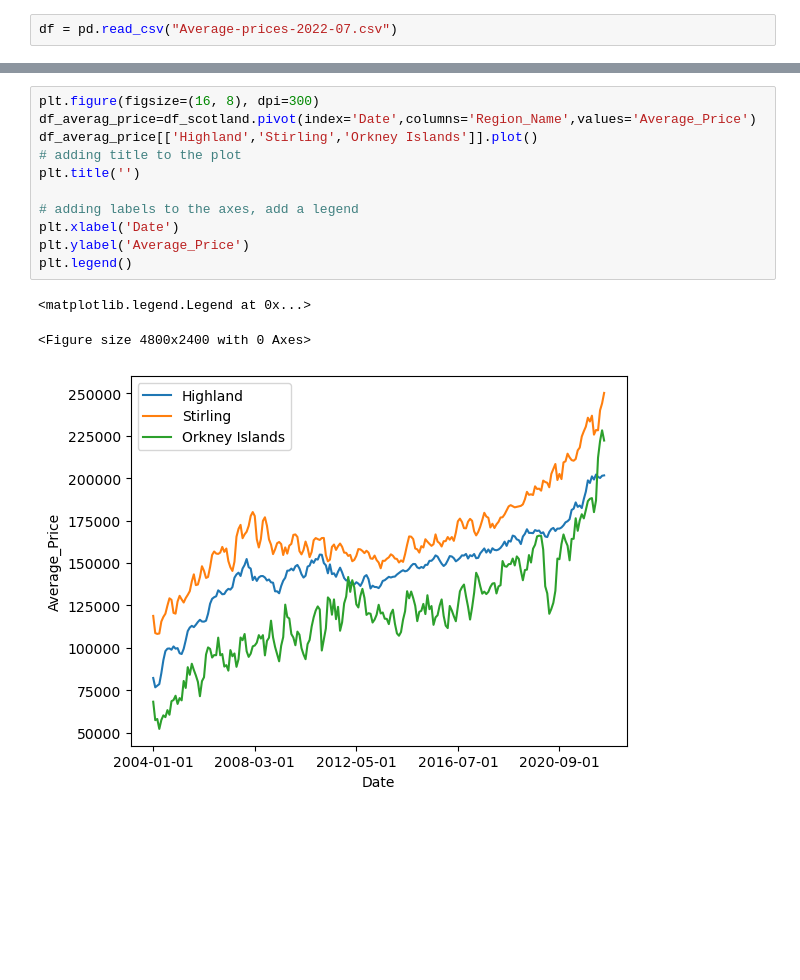
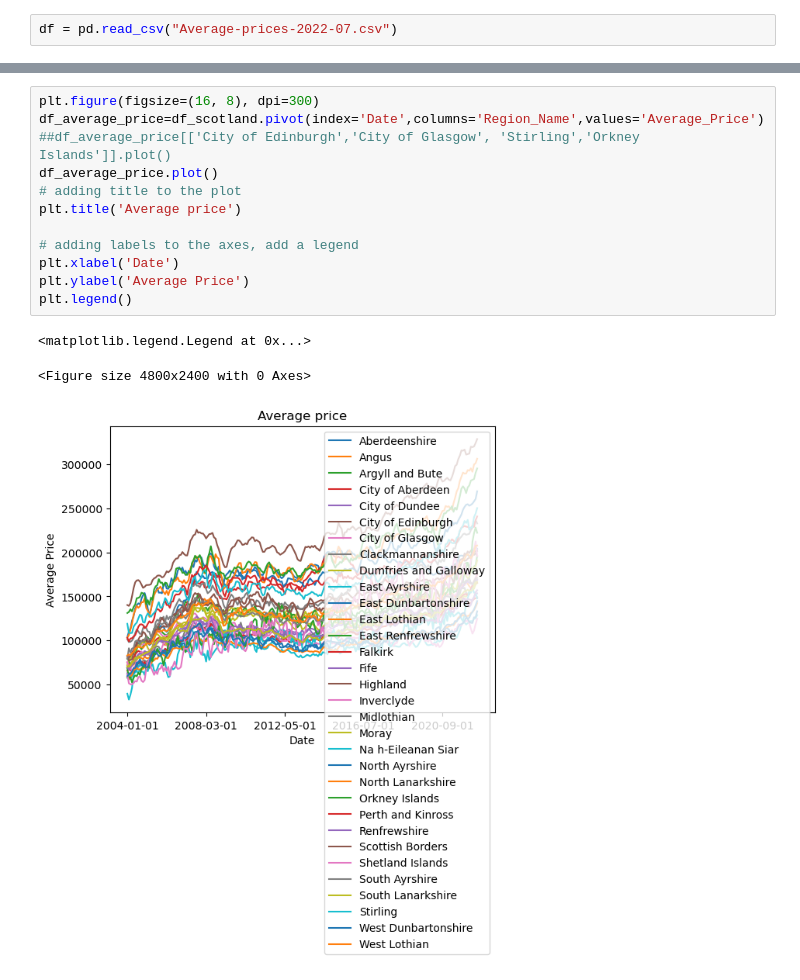
Before and after one commit to kegrad/house-price-index-group-project, a Jupyter notebook: Scotland.ipynb, the cells around one changed output, grey strips where cells are left out. Saved outputs shown, nothing was run; the diff lists cells and outputs as text; blank space fills up the shorter version.

```diff
--- a/Scotland.ipynb
+++ b/Scotland.ipynb
@@ -44,18 +15,19 @@ df_scotland
 # %%
 plt.figure(figsize=(16, 8), dpi=300)
-df_averag_price=df_scotland.pivot(index='Date',columns='Region_Name',values='Average_Price')
-df_averag_price[['Highland','Stirling','Orkney Islands']].plot()
+df_average_price=df_scotland.pivot(index='Date',columns='Region_Name',values='Average_Price')
+##df_average_price[['City of Edinburgh','City of Glasgow', 'Stirling','Orkney Islands']].plot()
+df_average_price.plot()
 # adding title to the plot
-plt.title('')
+plt.title('Average price')
 
 # adding labels to the axes, add a legend
 plt.xlabel('Date')
-plt.ylabel('Average_Price')
+plt.ylabel('Average Price')
 plt.legend()
 # %% [output]
 <matplotlib.legend.Legend at 0x...>
 <Figure size 4800x2400 with 0 Axes>
-[figure, old version]
+[figure, new version]
 # %%
 plt.figure(figsize=(16, 8), dpi=300)
 df_annual_change=df_scotland.pivot(index='Date',columns='Region_Name',values='Annual_Change')
```
Also changed, not shown: parts of 32 cells of this notebook.
